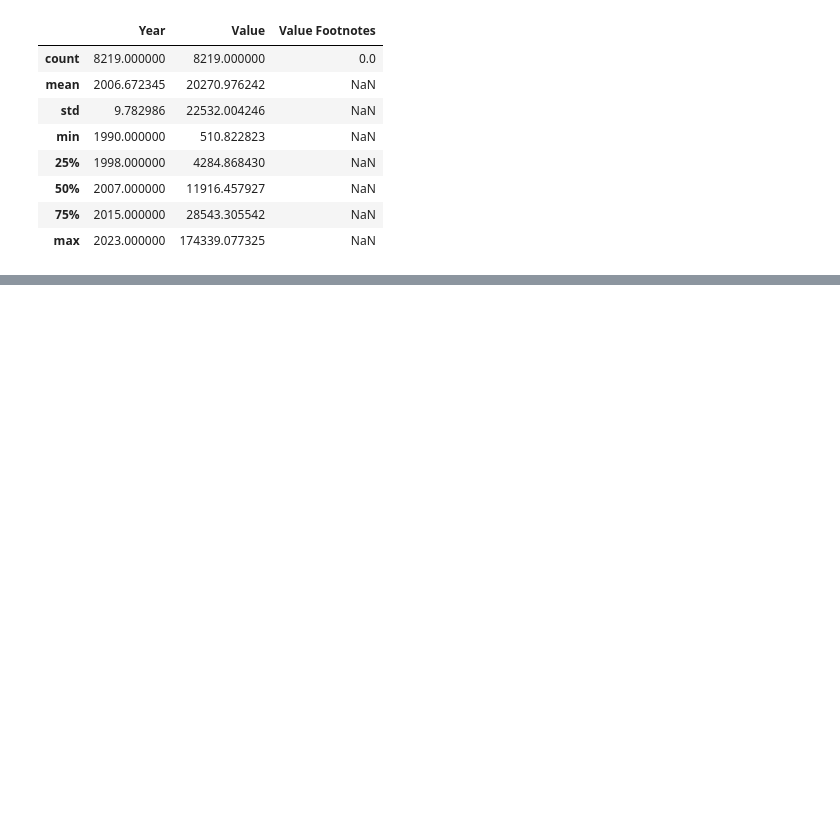
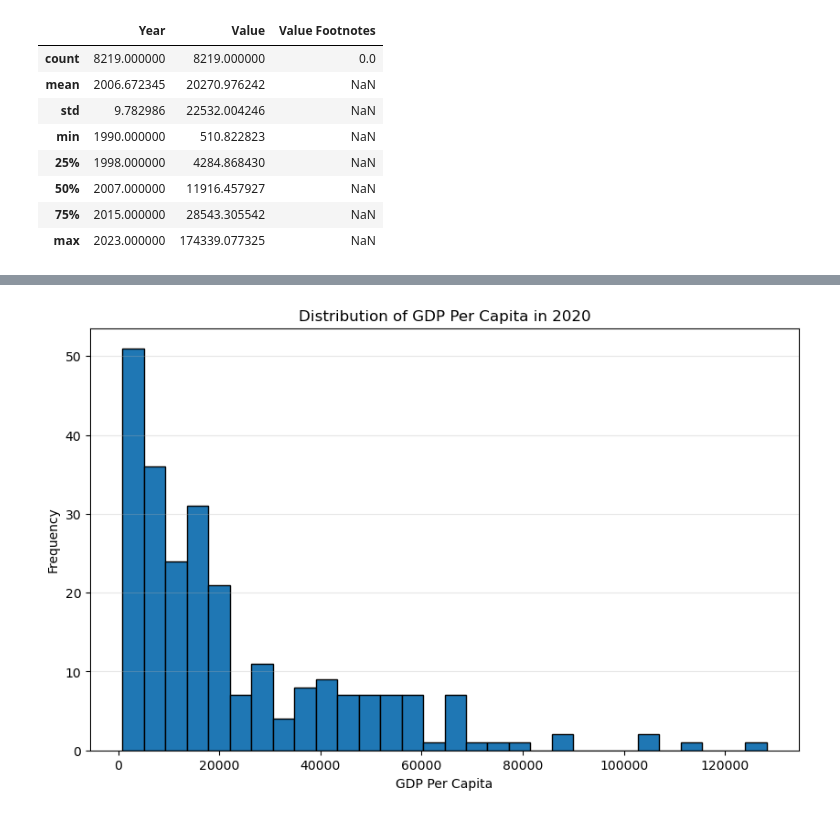
Before and after one commit to NSS-Data-Analytics-Cohort-16/da16-python-gdp-and-internet-use-analysis-rachelhudak, a Jupyter notebook: notebooks/Untitled.ipynb, the cells around one changed output, grey strips where cells are left out. Cells and saved outputs as stored; diff of their text form; code cells hidden in the pictures; blank space fills up the shorter version.

```diff
--- a/notebooks/Untitled.ipynb
+++ b/notebooks/Untitled.ipynb
@@ -64,0 +58,11 @@ AttributeError: 'DataFrame' object has no attribute 'drop_these'
+# %%
+# 6. Drop the `Value Footnotes` column and rename the remaining three to 'Country', 'Year', and 'GDP_Per_Capita'.
+#rename the remaining 3 to 'Country', 'Year', and 'GDP_Per_Capita'.
+
+import os
+print("PARENT CONTENTS:", os.listdir(".."))
+print("DATA CONTENTS:", os.listdir("../data"))
+
+import pandas as pd
+gdp_df = pd.read_csv("../data/gdp_per_capita.csv")
+gdp_df.head()
@@ -64,0 +78,15 @@ AttributeError: 'DataFrame' object has no attribute 'drop_these'
+# %%
+gdp_df_droppedVF = (
+    gdp_df
+    .drop(columns=["Value Footnotes"])
+    .rename(columns={
+        "Country Name": "Country",
+        "Year": "Year",
+        "Value": "GDP_Per_Capita"
+    })
+)
+
+# Round GDP_Per_Capita to 2 decimal places
+gdp_df_droppedVF["GDP_Per_Capita"] = gdp_df_droppedVF["GDP_Per_Capita"].round(2)
+
+gdp_df_droppedVF.head()
@@ -64,0 +147,18 @@ AttributeError: 'DataFrame' object has no attribute 'drop_these'
+# %%
+#8 histogram to show the distribution of GDP per capita for the year 2020
+
+import matplotlib.pyplot as plt
+
+gdp_2020 = gdp_df_droppedVF[gdp_df_droppedVF["Year"] == 2020]["GDP_Per_Capita"]
+
+
+plt.figure(figsize=(10,6))
+plt.hist(gdp_2020, bins=30, edgecolor='black')
+plt.title("Distribution of GDP Per Capita in 2020")
+plt.xlabel("GDP Per Capita")
+plt.ylabel("Frequency")
+plt.grid(axis='y', alpha=0.3)
+
+plt.show()
+# %% [output]
+[figure, added]
```
Also changed, not shown: parts of 26 cells of this notebook.
